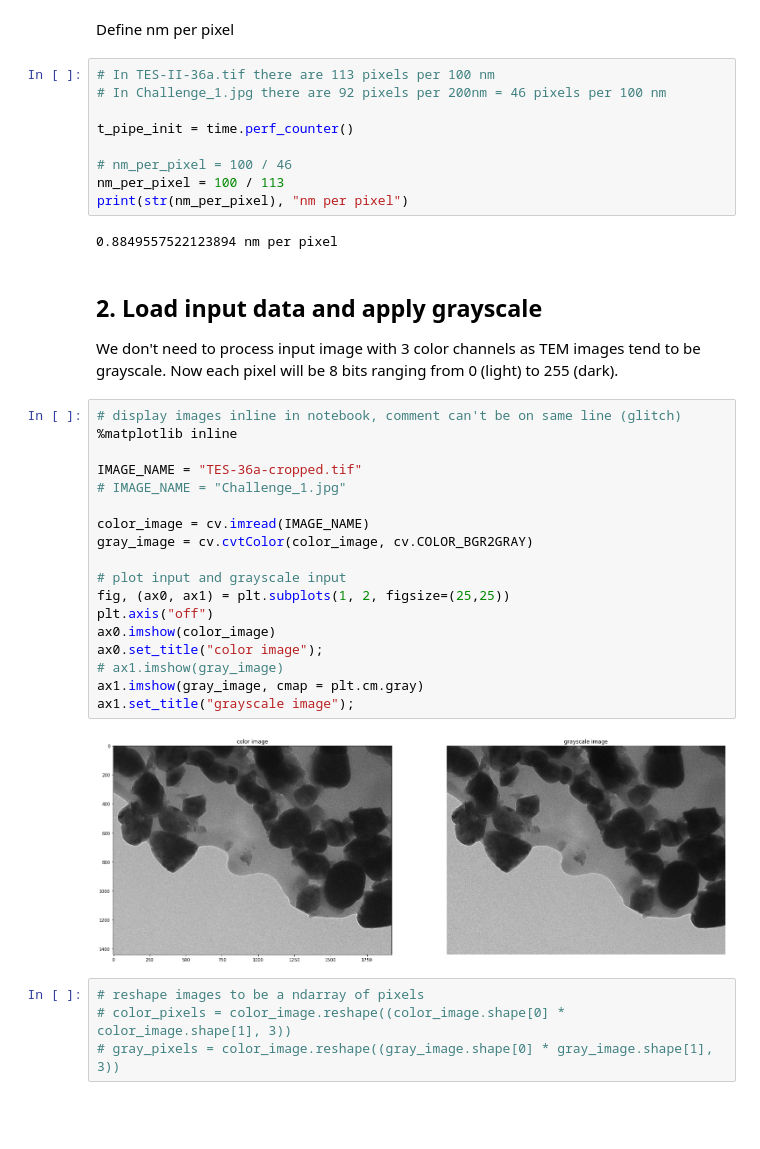
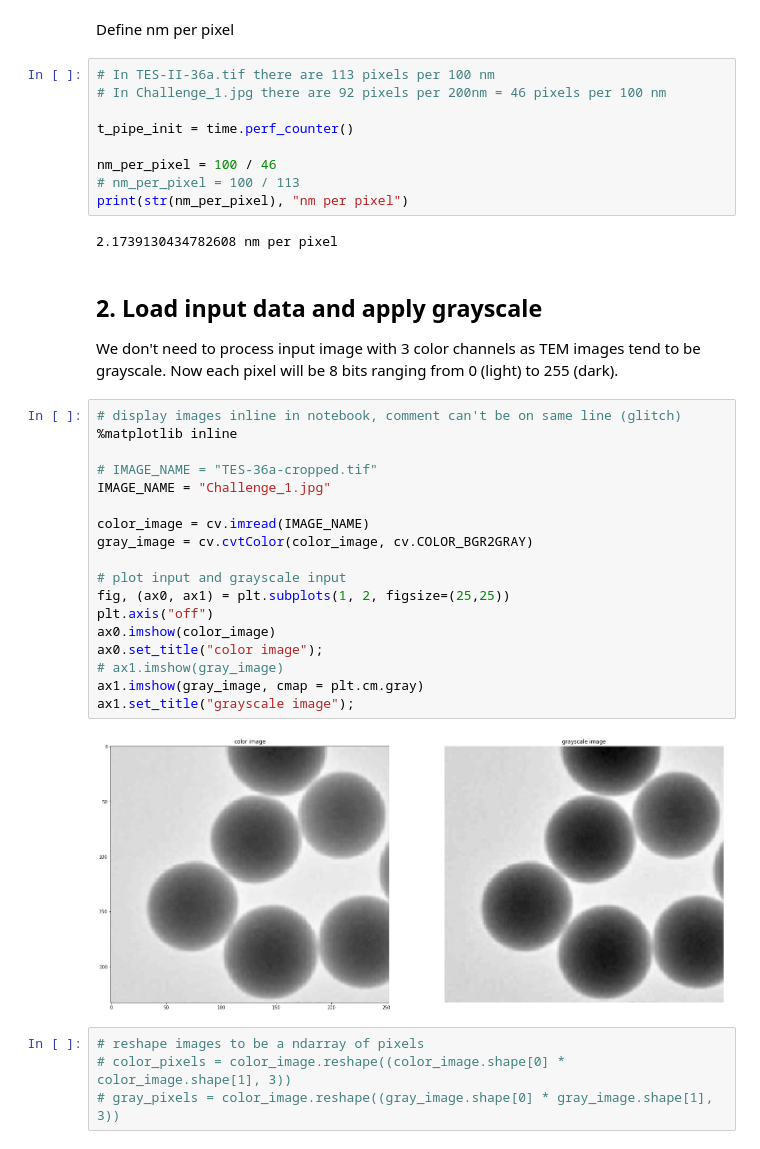
Before and after one commit to akshaytrikha/BTO-TEM-Processing, a Jupyter notebook: tem.ipynb, the cells around one changed output. Drawn from its saved outputs; the diff is of its cells as text; blank space fills up the shorter version.

```diff
--- a/tem.ipynb
+++ b/tem.ipynb
@@ -36,11 +36,11 @@ Define nm per pixel
 
 t_pipe_init = time.perf_counter()
 
-# nm_per_pixel = 100 / 46
-nm_per_pixel = 100 / 113
+nm_per_pixel = 100 / 46
+# nm_per_pixel = 100 / 113
 print(str(nm_per_pixel), "nm per pixel")
 # %% [output]
-0.8849557522123894 nm per pixel
+2.1739130434782608 nm per pixel
 # %% [markdown]
 ## 2. Load input data and apply grayscale
 
@@ -48,23 +48,23 @@ We don't need to process input image with 3 color channels as TEM images tend to
 # %%
 # display images inline in notebook, comment can't be on same line (glitch)
 %matplotlib inline
 
-IMAGE_NAME = "TES-36a-cropped.tif"
-# IMAGE_NAME = "Challenge_1.jpg"
+# IMAGE_NAME = "TES-36a-cropped.tif"
+IMAGE_NAME = "Challenge_1.jpg"
 
 color_image = cv.imread(IMAGE_NAME)
 gray_image = cv.cvtColor(color_image, cv.COLOR_BGR2GRAY)
 
 # plot input and grayscale input
 fig, (ax0, ax1) = plt.subplots(1, 2, figsize=(25,25))
 plt.axis("off")
 ax0.imshow(color_image)
 ax0.set_title("color image");
 # ax1.imshow(gray_image)
 ax1.imshow(gray_image, cmap = plt.cm.gray)
 ax1.set_title("grayscale image");
 # %% [output]
-[figure, old version]
+[figure, new version]
 # %%
 # reshape images to be a ndarray of pixels
 # color_pixels = color_image.reshape((color_image.shape[0] * color_image.shape[1], 3))
```
Also changed, not shown: parts of 19 cells of this notebook, 4 other files.
